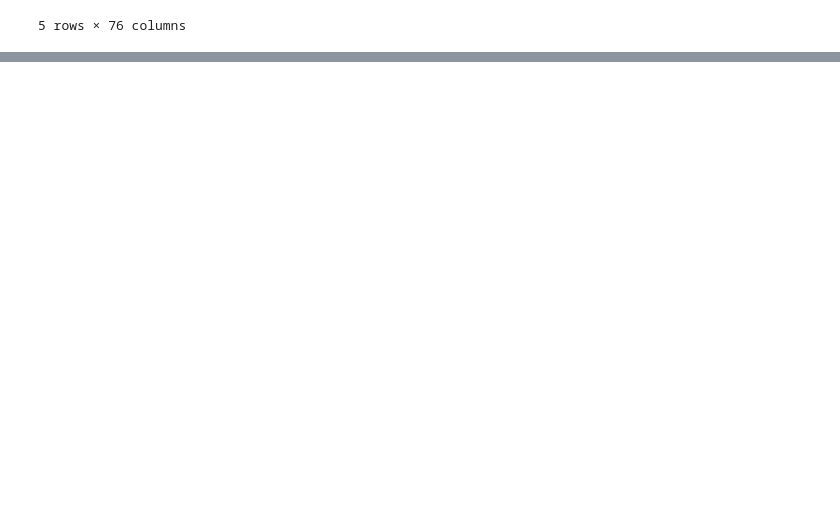
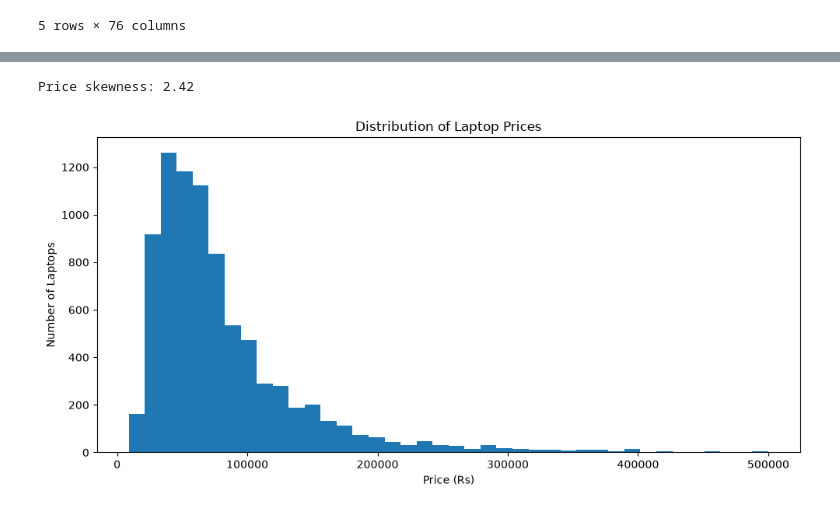
Before and after one commit to Sandeep-060/LaptopWise, a Jupyter notebook: notebooks/01_dataset_understanding.ipynb, the cells around one changed output, grey strips where cells are left out. Drawn from its saved outputs; the diff is of its cells as text; code cells hidden in the pictures; blank space fills up the shorter version.

```diff
--- a/notebooks/01_dataset_understanding.ipynb
+++ b/notebooks/01_dataset_understanding.ipynb
@@ -14,0 +418,20 @@ df.head()
+# %%
+target_skewness = df["Price (Rs)"].skew()
+print(f"Price skewness: {target_skewness:.2f}")
+# %% [output]
+Price skewness: 2.42
+# %%
+import matplotlib.pyplot as plt
+
+plt.figure(figsize=(10, 5))
+target="Price (Rs)"
+plt.hist(df[target].dropna(), bins=40)
+
+plt.title("Distribution of Laptop Prices")
+plt.xlabel("Price (Rs)")
+plt.ylabel("Number of Laptops")
+
+plt.tight_layout()
+plt.show()
+# %% [output]
+[figure, added]
```
Also changed, not shown: parts of 51 cells of this notebook.
